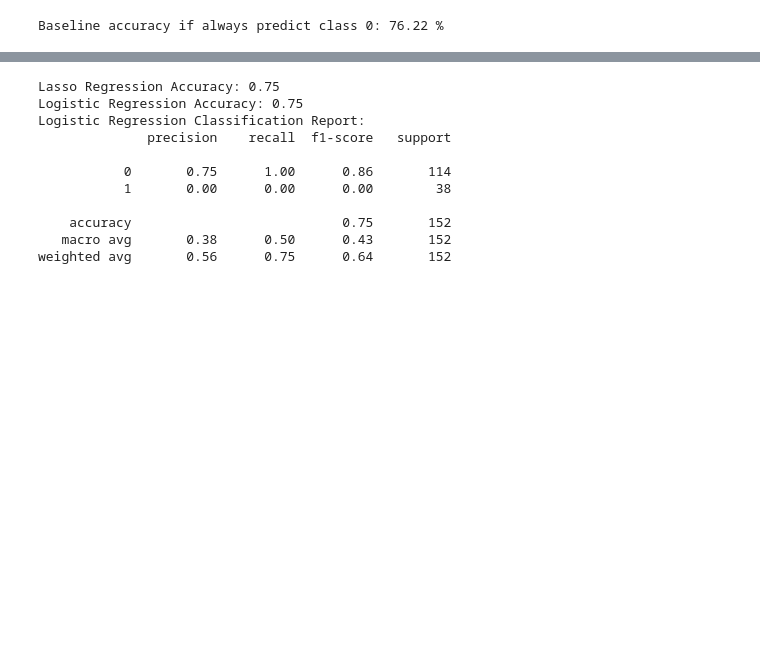
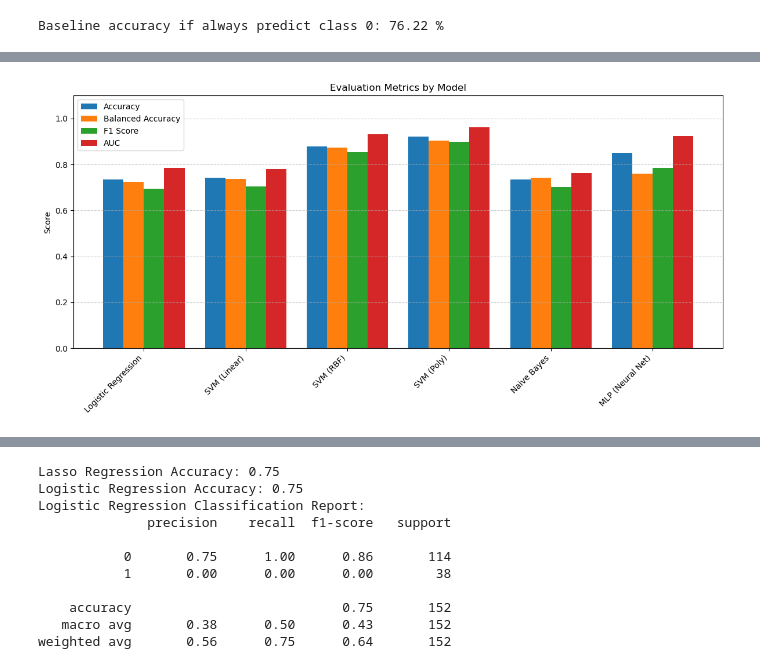
Before and after one commit to MohamedMegdoud/pfe, a Jupyter notebook: p-value8/data2.ipynb, the cells around one changed output, grey strips where cells are left out. Saved outputs shown, nothing was run; the diff lists cells and outputs as text; code cells hidden in the pictures; blank space fills up the shorter version.

```diff
--- a/p-value8/data2.ipynb
+++ b/p-value8/data2.ipynb
@@ -507,0 +760,76 @@ ROC AUC Score: 0.9864
+# %%
+import matplotlib.pyplot as plt
+import pandas as pd
+from sklearn.metrics import (
+    accuracy_score,
+    balanced_accuracy_score,
+    f1_score,
+    roc_auc_score
+)
+
+# To store metrics for the bar chart
+results = {
+    "Model": [],
+    "Accuracy": [],
+    "Balanced Accuracy": [],
+    "F1 Score": [],
+    "AUC": []
+}
+
+# === Evaluate each model and collect metrics === #
+for name, model in models.items():
+    print(f"\n--- {name} ---")
+    model.fit(X_train, y_train)
+    y_pred = model.predict(X_test)
+
+    acc = accuracy_score(y_test, y_pred)
+    bal_acc = balanced_accuracy_score(y_test, y_pred)
+    f1 = f1_score(y_test, y_pred, average='macro')
+
+    # ROC AUC
+    if hasattr(model, "predict_proba"):
+        y_pred_proba = model.predict_proba(X_test)[:, 1]
+    elif hasattr(model, "decision_function"):
+        y_pred_proba = model.decision_function(X_test)
+    else:
+        y_pred_proba = None
+
+    if y_pred_proba is not None:
+        auc = roc_auc_score(y_test, y_pred_proba)
+        print("ROC AUC Score:", round(auc, 4))
+    else:
+        auc = 0.0
+        print("ROC AUC Score: Not available")
+
+    # Store results
+    results["Model"].append(name)
+    results["Accuracy"].append(acc)
+    results["Balanced Accuracy"].append(bal_acc)
+    results["F1 Score"].append(f1)
+    results["AUC"].append(auc)
+
+# === Create bar chart of metrics === #
+df_results = pd.DataFrame(results)
+
+metrics = ["Accuracy", "Balanced Accuracy", "F1 Score", "AUC"]
+x = range(len(df_results["Model"]))
+bar_width = 0.2
+
+plt.figure(figsize=(12, 6))
+for i, metric in enumerate(metrics):
+    plt.bar(
+        [p + i * bar_width for p in x],
+        df_results[metric],
+        width=bar_width,
+        label=metric
+    )
+
+plt.xticks([p + 1.5 * bar_width for p in x], df_results["Model"], rotation=45, ha='right')
+plt.ylabel("Score")
+plt.ylim(0, 1.1)
+plt.title("Evaluation Metrics by Model")
+plt.legend()
+plt.grid(True, axis='y', linestyle='--', alpha=0.6)
+plt.tight_layout()
+plt.show()
+# %% [output]
@@ -507,0 +853 @@ ROC AUC Score: 0.9864
+[figure, added]
```
Also changed, not shown: parts of 21 cells of this notebook.
